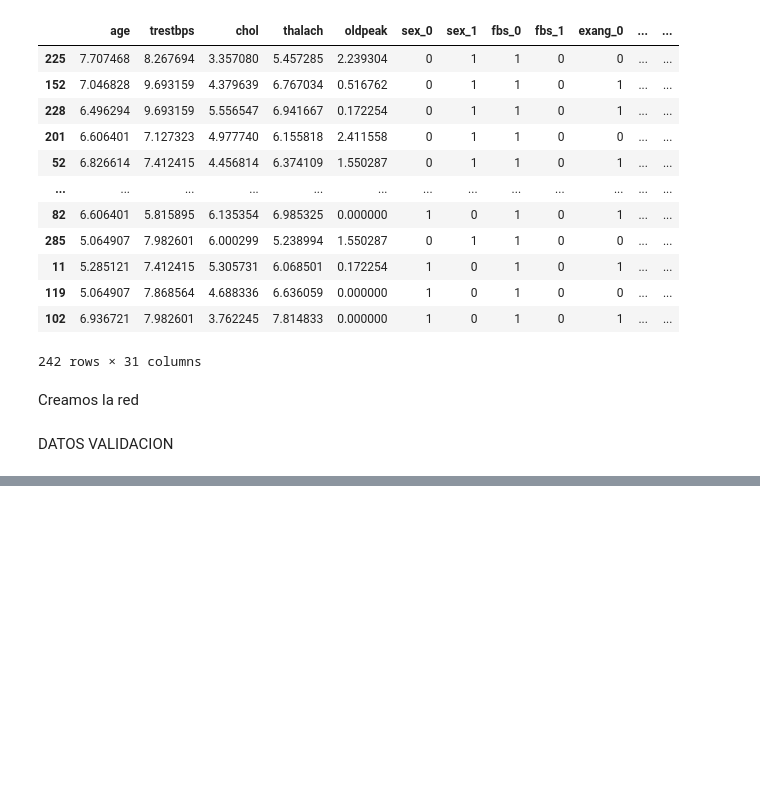
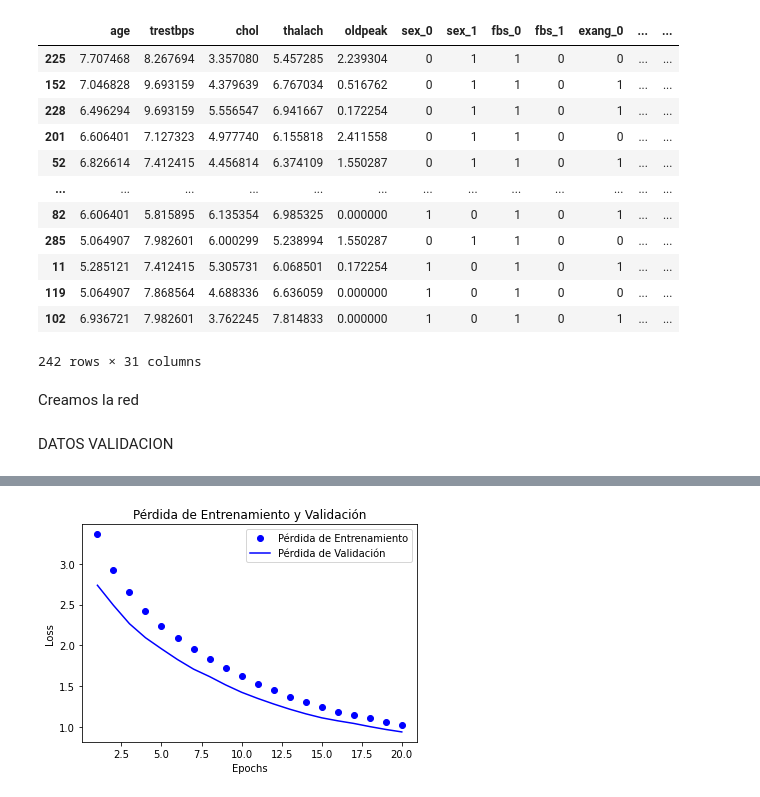
Before and after one commit to anamunoz01/PROYECTO-INTEGRADOR-III, a Jupyter notebook: ClasBinaria.ipynb, the cells around one changed output, grey strips where cells are left out. Drawn from its saved outputs; the diff is of its cells as text; code cells hidden in the pictures; blank space fills up the shorter version.

```diff
--- a/ClasBinaria.ipynb
+++ b/ClasBinaria.ipynb
@@ -132,14 +132,13 @@ x = ['sex', 'fbs', 'exang', 'cp', 'restecg', 'slope', 'ca', 'thal']
 # %% [markdown]
 Vectorizamos las variables categóricas y las unimos al dataframe con las variables continuas ya normalizadas
 # %%
-#df1 = pd.DataFrame()
+
 normalizado = continuas
-for i in x:
+for i in clases:
   y = pd.get_dummies(df[i] ,prefix = i)
   #print(y)
   normalizado = normalizado.join(y)
-  #joined.head()
-  #df1 = df1.append(y)
+
 
 normalizado = normalizado.join(df['target'])
 normalizado
@@ -200,11 +197,11 @@ model.add(layers.Dense(1, activation='sigmoid'))
 # %% [markdown]
 DATOS VALIDACION
 # %%
-x_val = train_data[:150]
-partial_x_train = train_data[150:]
+x_val = train_data[:160]
+partial_x_train = train_data[160:]
 
-y_val = train_labels[:150]
-partial_y_train = train_labels[150:]
+y_val = train_labels[:160]
+partial_y_train = train_labels[160:]
 # %%
 model.compile(optimizer='rmsprop',
               loss='binary_crossentropy',
@@ -213,7 +210,7 @@ model.compile(optimizer='rmsprop',
 history = model.fit(partial_x_train,
                     partial_y_train,
                     epochs=20,
-                    batch_size=512,
+                    batch_size=60,
                     validation_data=(x_val, y_val))
 # %% [output]
 Epoch 1/20
@@ -239,0 +245,21 @@ NameError: ignored
+# %%
+import matplotlib.pyplot as plt
+
+acc = history.history['accuracy']
+val_acc = history.history['val_accuracy']
+loss = history.history['loss']
+val_loss = history.history['val_loss']
+
+epochs = range(1, len(acc) + 1)
+
+# "bo" es para "punto azun"
+plt.plot(epochs, loss, 'bo', label='Pérdida de Entrenamiento')
+# "b" es para "linea continua azul"
+plt.plot(epochs, val_loss, 'b', label='Pérdida de Validación')
+plt.title('Pérdida de Entrenamiento y Validación')
+plt.xlabel('Epochs')
+plt.ylabel('Loss')
+plt.legend()
+plt.show()
+# %% [output]
+[figure, added]
```
Also changed, not shown: parts of 6 cells of this notebook.
